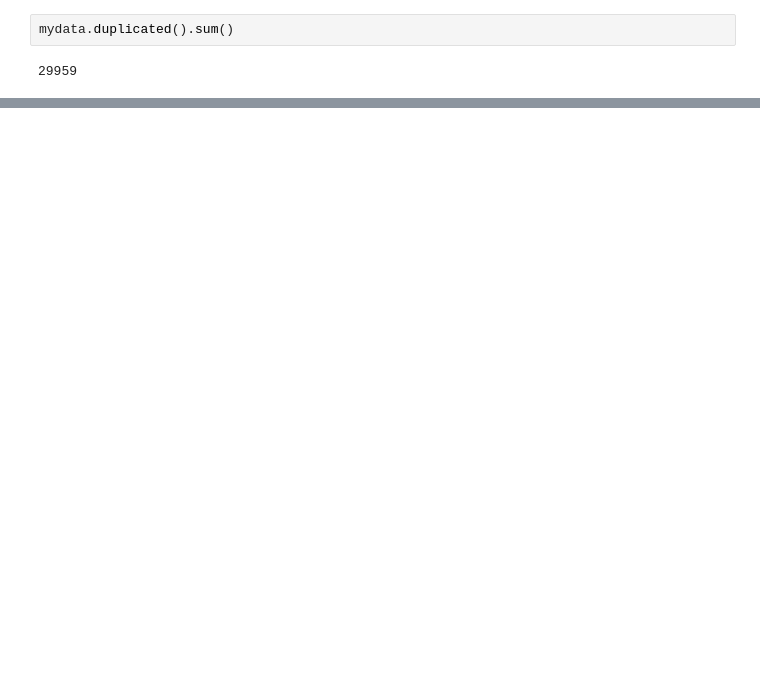
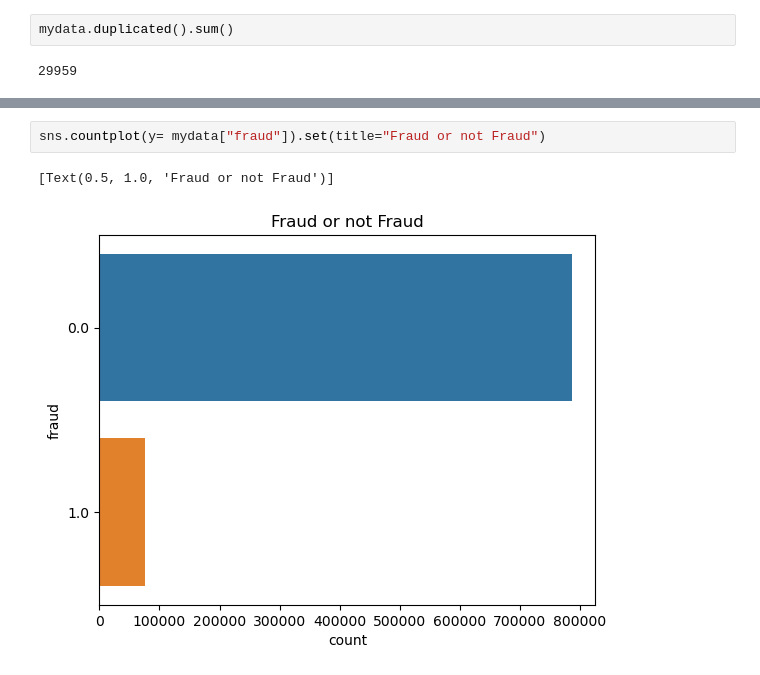
Before and after one commit to KarimKhalil33/CreditCard-Fraud-Data-Analysis, a Jupyter notebook: analysis/analysis2.ipynb, the cells around one changed output, grey strips where cells are left out. Saved outputs shown, nothing was run; the diff lists cells and outputs as text; blank space fills up the shorter version.

```diff
--- a/analysis/analysis2.ipynb
+++ b/analysis/analysis2.ipynb
@@ -72,0 +96,5 @@ mydata.corr()
+# %%
+sns.countplot(y= mydata["fraud"]).set(title="Fraud or not Fraud")
+# %% [output]
+[Text(0.5, 1.0, 'Fraud or not Fraud')]
+[figure, added]
```
Also changed, not shown: parts of 9 cells of this notebook, 1 other file.
